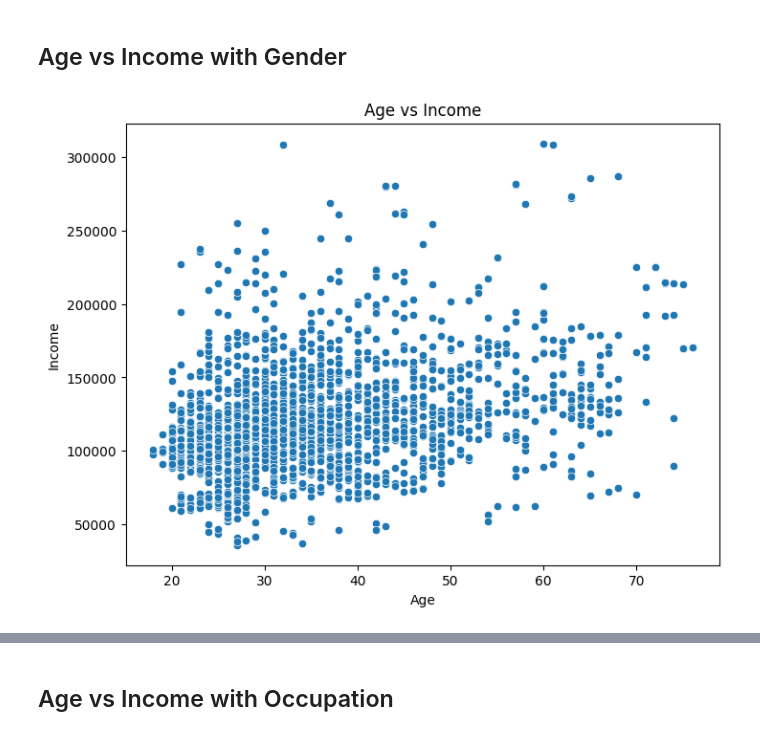
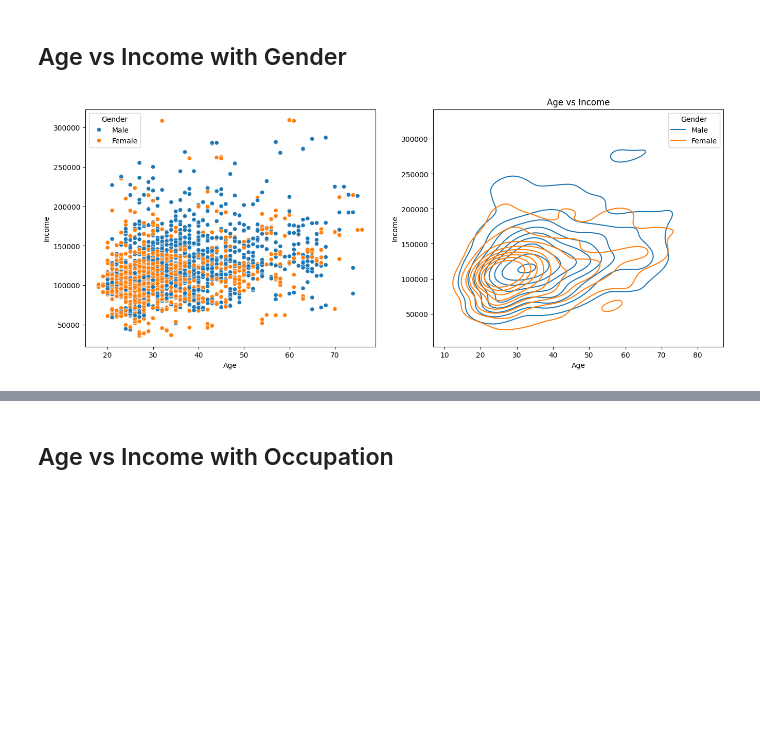
Before and after one commit to AnalyticSoul/Learn-Data-Science-with-Examples, a Jupyter notebook: 3.2-Data-Exploration.ipynb, the cells around one changed output, grey strips where cells are left out. Drawn from its saved outputs; the diff is of its cells as text; code cells hidden in the pictures; blank space fills up the shorter version.

```diff
--- a/3.2-Data-Exploration.ipynb
+++ b/3.2-Data-Exploration.ipynb
@@ -8,5 +18,5 @@ import seaborn as sns
 # %%
-df_customers = pd.read_csv('customers_raw.csv', header=0, index_col='CustomerID')
+df_customers = pd.read_csv('data/customers_raw.csv', header=0, index_col='CustomerID')
 df_customers.head()
 # %% [output]
 |  | Age | Education | Income | Occupation | Gender | Marital Status | Settlement Size |
@@ -86,9 +96,10 @@ plt.show()
 # %% [markdown]
 ## Age vs Income with Gender
 # %%
-plt.figure(figsize=(8, 6))
-sns.scatterplot(data=df_customers, x='Age', y='Income')
+fig, ax = plt.subplots(1, 2, figsize=(16, 6))
+sns.scatterplot(data=df_customers, x='Age', y='Income', hue='Gender', ax=ax[0])
+sns.kdeplot(data=df_customers, x='Age', y='Income', hue='Gender', ax=ax[1])
 plt.title('Age vs Income')
 plt.show()
 # %% [output]
-[figure, old version]
+[figure, new version]
```
Also changed, not shown: parts of 5 cells of this notebook, 37 other files.
